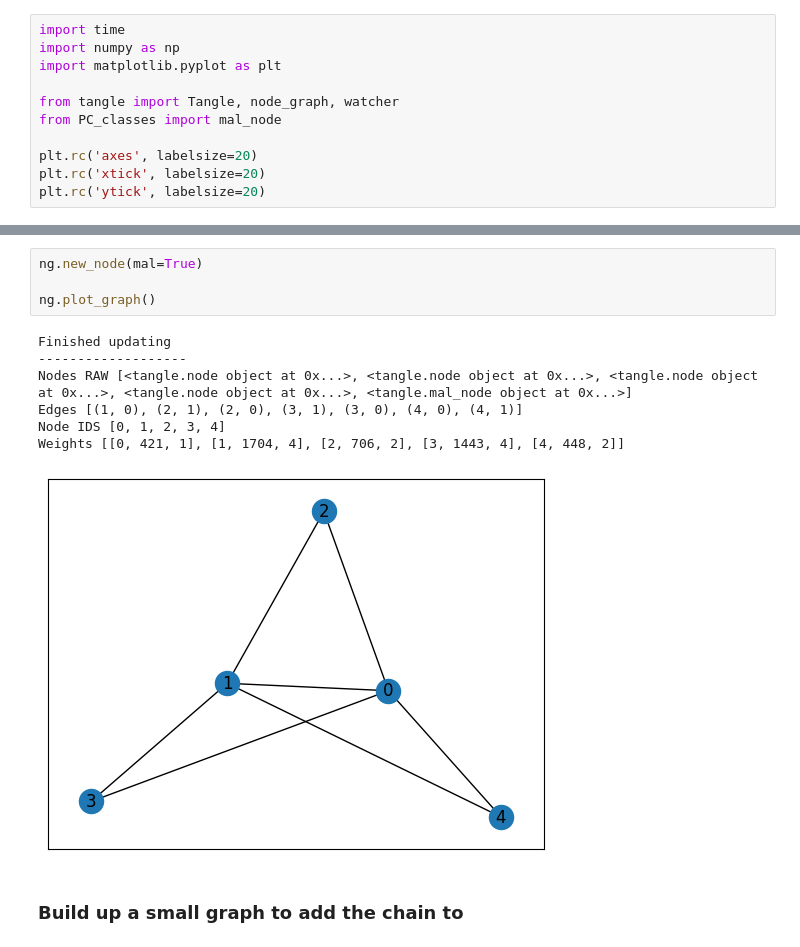
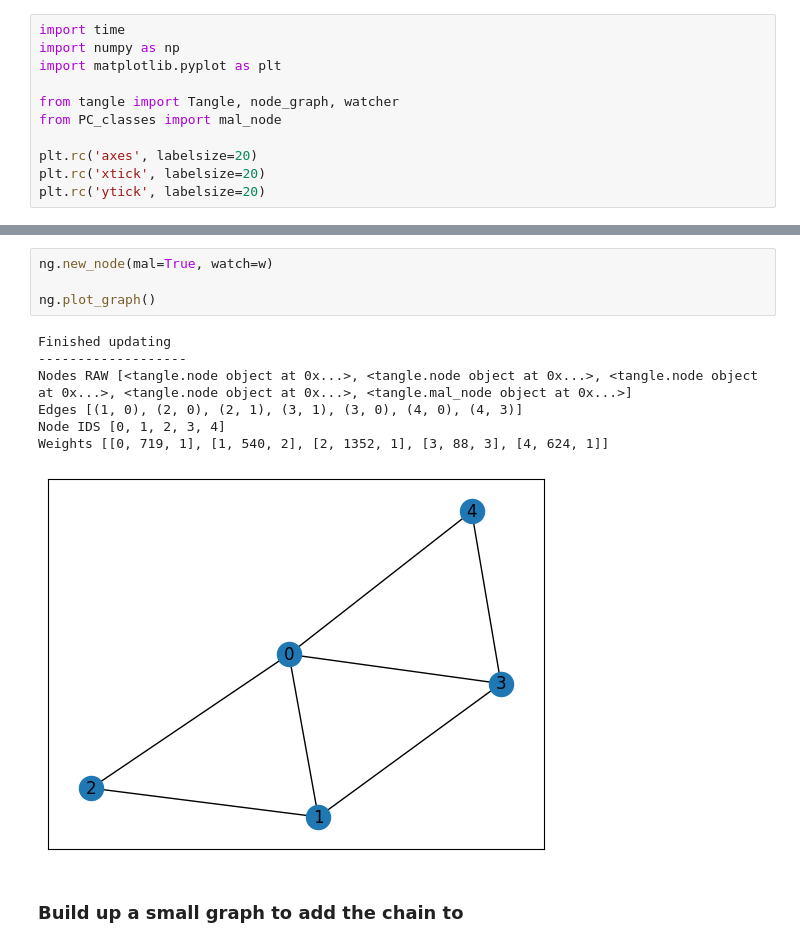
Before and after one commit to ctimms13/TangleSimulatorUpgraded, a Jupyter notebook: PC_Builder.ipynb, the cells around one changed output, grey strips where cells are left out. Cells and saved outputs as stored; diff of their text form.

```diff
--- a/PC_Builder.ipynb
+++ b/PC_Builder.ipynb
@@ -40,15 +40,15 @@ Weights [[0, 421, 1], [1, 1704, 4], [2, 706, 2], [3, 1443, 4]]
 # %%
-ng.new_node(mal=True)
+ng.new_node(mal=True, watch=w)
 
 ng.plot_graph()
 # %% [output]
 Finished updating
 -------------------
 Nodes RAW [<tangle.node object at 0x...>, <tangle.node object at 0x...>, <tangle.node object at 0x...>, <tangle.node object at 0x...>, <tangle.mal_node object at 0x...>]
-Edges [(1, 0), (2, 1), (2, 0), (3, 1), (3, 0), (4, 0), (4, 1)]
+Edges [(1, 0), (2, 0), (2, 1), (3, 1), (3, 0), (4, 0), (4, 3)]
 Node IDS [0, 1, 2, 3, 4]
-Weights [[0, 421, 1], [1, 1704, 4], [2, 706, 2], [3, 1443, 4], [4, 448, 2]]
+Weights [[0, 719, 1], [1, 540, 2], [2, 1352, 1], [3, 88, 3], [4, 624, 1]]
-[figure, old version]
+[figure, new version]
 # %% [markdown]
 ### Build up a small graph to add the chain to
 # %%
```
Also changed, not shown: parts of 10 cells of this notebook, 2 other files.
